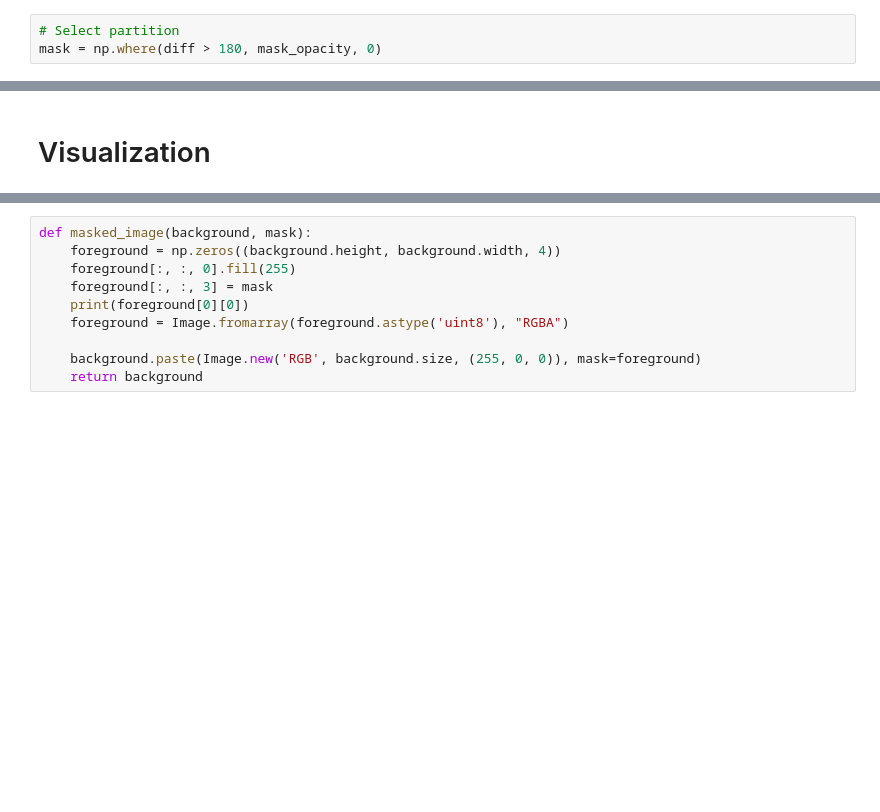
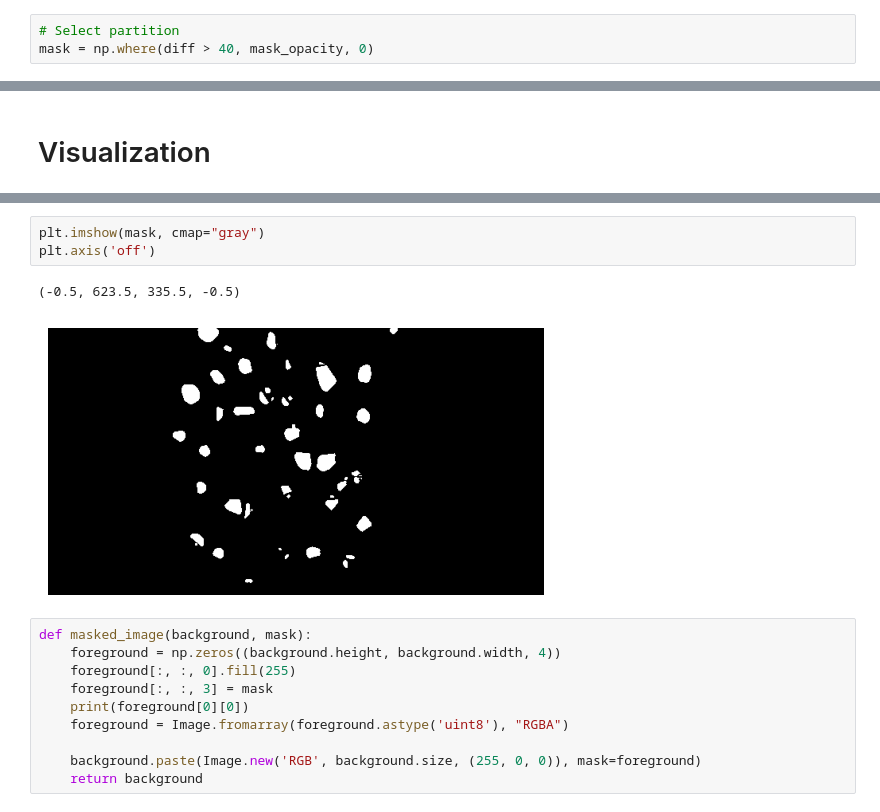
Before and after one commit to KIrillPal/WaterDropDetection, a Jupyter notebook: research/mask_approaches.ipynb, the cells around one changed output, grey strips where cells are left out. Drawn from its saved outputs; the diff is of its cells as text; blank space fills up the shorter version.

```diff
--- a/research/mask_approaches.ipynb
+++ b/research/mask_approaches.ipynb
@@ -49,7 +49,7 @@ diff = median(diff)
 diff = diff[1:-1, 1:-1]
 # %%
 # Select partition
-mask = np.where(diff > 180, mask_opacity, 0)
+mask = np.where(diff > 40, mask_opacity, 0)
 # %% [markdown]
 # Hull correction
 # %%
@@ -119,3 +126,9 @@ Hull is empty. OK
+# %%
+plt.imshow(mask, cmap="gray")
+plt.axis('off')
+# %% [output]
+(-0.5, 623.5, 335.5, -0.5)
+[figure, added]
 # %%
 def masked_image(background, mask):
     foreground = np.zeros((background.height, background.width, 4))
```
Also changed, not shown: parts of 8 cells of this notebook.
